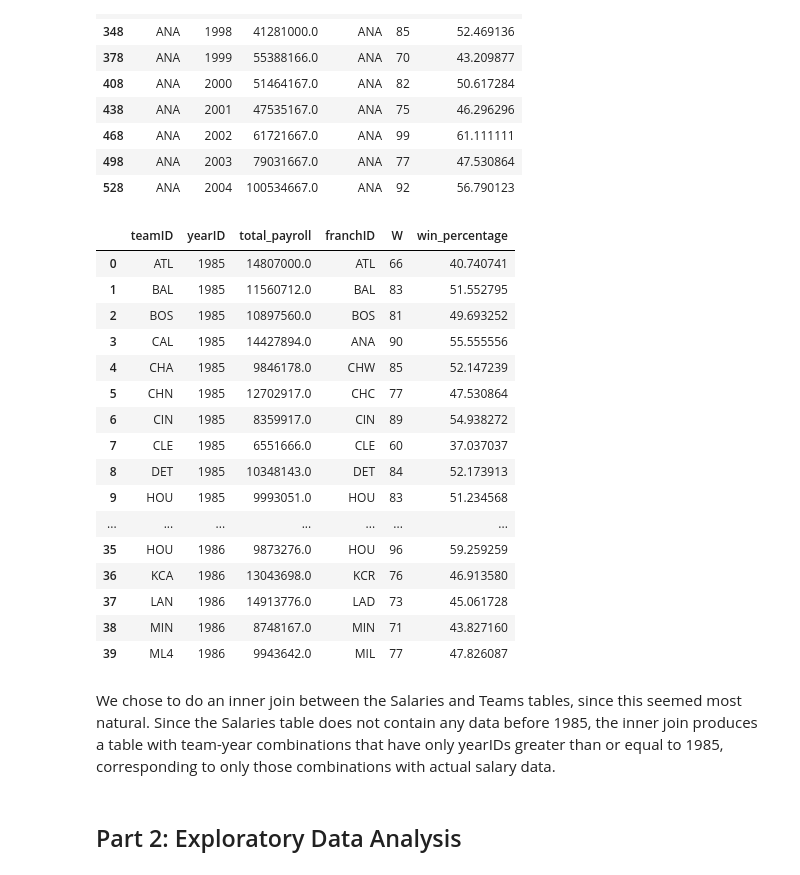
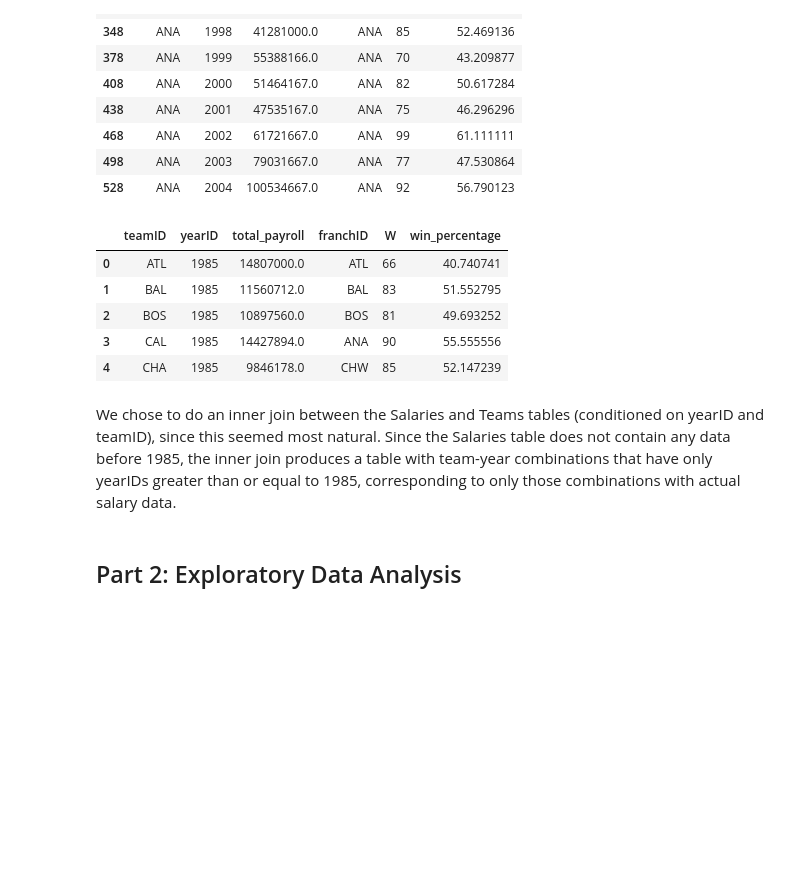
Before and after one commit to joshkellner/DSProject2, a Jupyter notebook: Project 2.ipynb, the cells around one changed output. Saved outputs shown, nothing was run; the diff lists cells and outputs as text; code cells hidden in the pictures; blank space fills up the shorter version.

```diff
--- a/Project 2.ipynb
+++ b/Project 2.ipynb
@@ -28,27 +30,16 @@ team_stats[team_stats.teamID == "ANA"]
 | 498 | ANA | 2003 | 79031667.0 | ANA | 77 | 47.530864 |
 | 528 | ANA | 2004 | 100534667.0 | ANA | 92 | 56.790123 |
 # %%
-team_stats.head(40)
+team_stats.head()
 # %% [output]
 |  | teamID | yearID | total_payroll | franchID | W | win_percentage |
 | 0 | ATL | 1985 | 14807000.0 | ATL | 66 | 40.740741 |
 | 1 | BAL | 1985 | 11560712.0 | BAL | 83 | 51.552795 |
 | 2 | BOS | 1985 | 10897560.0 | BOS | 81 | 49.693252 |
 | 3 | CAL | 1985 | 14427894.0 | ANA | 90 | 55.555556 |
 | 4 | CHA | 1985 | 9846178.0 | CHW | 85 | 52.147239 |
-| 5 | CHN | 1985 | 12702917.0 | CHC | 77 | 47.530864 |
-| 6 | CIN | 1985 | 8359917.0 | CIN | 89 | 54.938272 |
-| 7 | CLE | 1985 | 6551666.0 | CLE | 60 | 37.037037 |
-| 8 | DET | 1985 | 10348143.0 | DET | 84 | 52.173913 |
-| 9 | HOU | 1985 | 9993051.0 | HOU | 83 | 51.234568 |
-| ... | ... | ... | ... | ... | ... | ... |
-| 35 | HOU | 1986 | 9873276.0 | HOU | 96 | 59.259259 |
-| 36 | KCA | 1986 | 13043698.0 | KCR | 76 | 46.913580 |
-| 37 | LAN | 1986 | 14913776.0 | LAD | 73 | 45.061728 |
-| 38 | MIN | 1986 | 8748167.0 | MIN | 71 | 43.827160 |
-| 39 | ML4 | 1986 | 9943642.0 | MIL | 77 | 47.826087 |
 # %% [markdown]
-We chose to do an inner join between the Salaries and Teams tables, since this seemed most natural. Since the Salaries table does not contain any data before 1985, the inner join produces a table with team-year combinations that have only yearIDs greater than or equal to 1985, corresponding to only those combinations with actual salary data.
+We chose to do an inner join between the Salaries and Teams tables (conditioned on yearID and teamID), since this seemed most natural. Since the Salaries table does not contain any data before 1985, the inner join produces a table with team-year combinations that have only yearIDs greater than or equal to 1985, corresponding to only those combinations with actual salary data.
 # %% [markdown]
 ## Part 2: Exploratory Data Analysis
 # %% [markdown]
```
Also changed, not shown: parts of 22 cells of this notebook.
